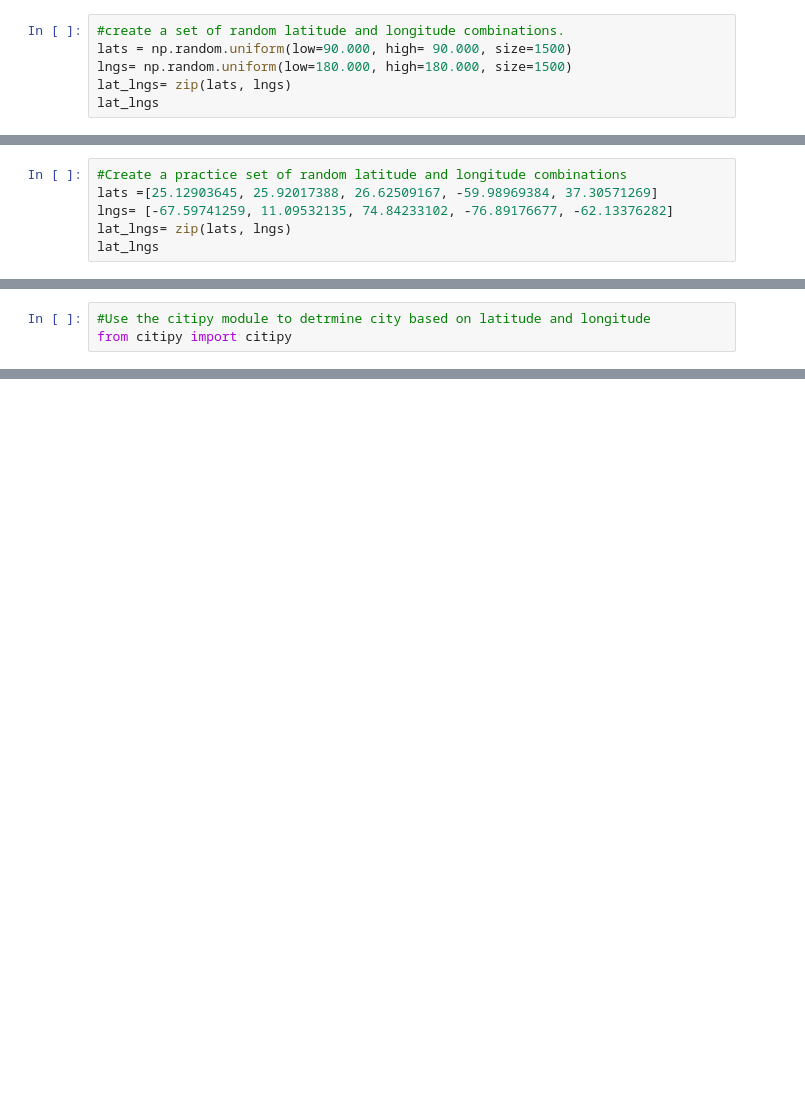
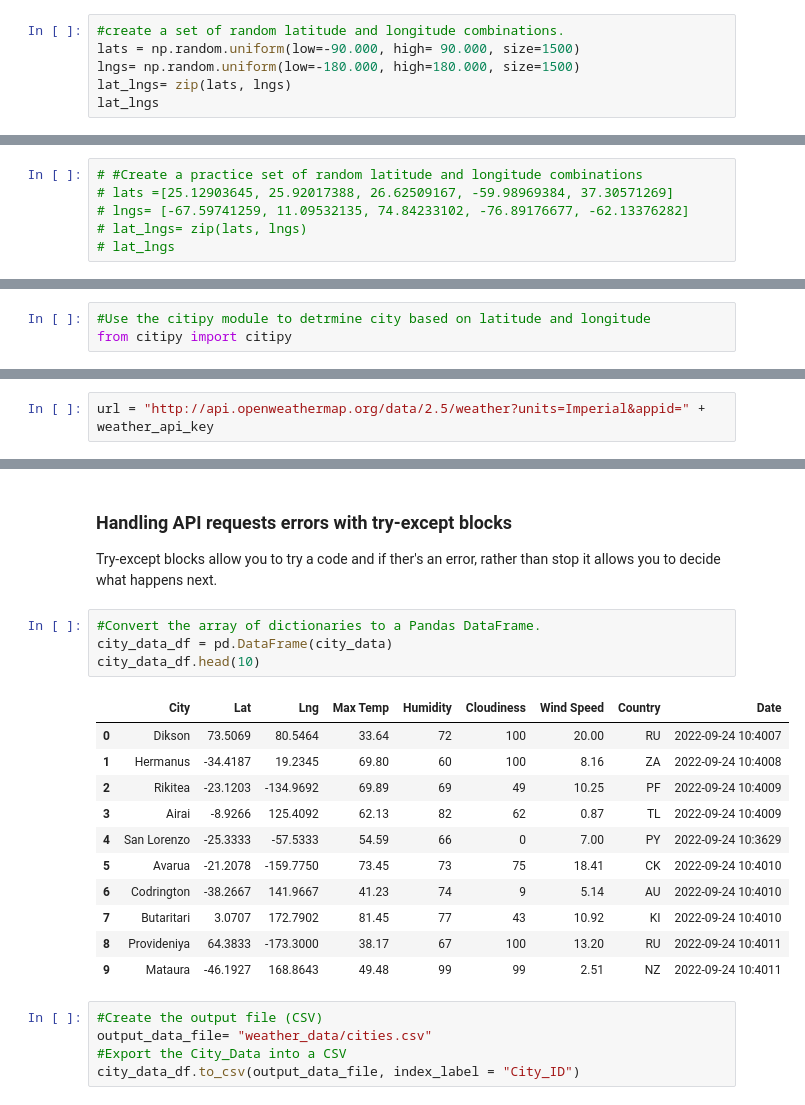
Before and after one commit to katiarp/World_Weather_Analysis, a Jupyter notebook: WeatherPy.ipynb, the cells around one changed output, grey strips where cells are left out. Cells and saved outputs as stored; diff of their text form; blank space fills up the shorter version.

Commit message:
Created city_data DataFrame and added cities.csv file

```diff
--- a/WeatherPy.ipynb
+++ b/WeatherPy.ipynb
@@ -5,8 +5,8 @@ import matplotlib.pyplot as plt
 import numpy as np
 # %%
 #create a set of random latitude and longitude combinations.
-lats = np.random.uniform(low=90.000, high= 90.000, size=1500)
-lngs= np.random.uniform(low=180.000, high=180.000, size=1500)
+lats = np.random.uniform(low=-90.000, high= 90.000, size=1500)
+lngs= np.random.uniform(low=-180.000, high=180.000, size=1500)
 lat_lngs= zip(lats, lngs)
 lat_lngs
 # %% [output]
@@ -14,8 +14,8 @@ lat_lngs
 # %% [markdown]
 The zip object packs each pair of lats and lgns having the same index in their respective array into a tuple. If there are 1,500 latitudes and longitudes , there will be 1,500 tuples of paired latitudes an longitudes, where each latitude and longitude in a tuple can be accessed by the index of 0 and 1, respectively.
 # %%
-#Create a practice set of random latitude and longitude combinations
-lats =[25.12903645, 25.92017388, 26.62509167, -59.98969384, 37.30571269]
-lngs= [-67.59741259, 11.09532135, 74.84233102, -76.89176677, -62.13376282]
-lat_lngs= zip(lats, lngs)
-lat_lngs
+# #Create a practice set of random latitude and longitude combinations
+# lats =[25.12903645, 25.92017388, 26.62509167, -59.98969384, 37.30571269]
+# lngs= [-67.59741259, 11.09532135, 74.84233102, -76.89176677, -62.13376282]
+# lat_lngs= zip(lats, lngs)
+# lat_lngs
@@ -64,0 +92,2 @@ len(cities)
+# %%
+url = "http://api.openweathermap.org/data/2.5/weather?units=Imperial&appid=" + weather_api_key
@@ -64,0 +197,24 @@ len(cities)
+# %% [markdown]
+### Handling API requests errors with try-except blocks
+Try-except blocks allow you to try a code and if ther's an error, rather than stop it allows you to decide what happens next.
+# %%
+#Convert the array of dictionaries to a Pandas DataFrame.
+city_data_df = pd.DataFrame(city_data)
+city_data_df.head(10)
+# %% [output]
+|  | City | Lat | Lng | Max Temp | Humidity | Cloudiness | Wind Speed | Country | Date |
+| 0 | Dikson | 73.5069 | 80.5464 | 33.64 | 72 | 100 | 20.00 | RU | 2022-09-24 10:4007 |
+| 1 | Hermanus | -34.4187 | 19.2345 | 69.80 | 60 | 100 | 8.16 | ZA | 2022-09-24 10:4008 |
+| 2 | Rikitea | -23.1203 | -134.9692 | 69.89 | 69 | 49 | 10.25 | PF | 2022-09-24 10:4009 |
+| 3 | Airai | -8.9266 | 125.4092 | 62.13 | 82 | 62 | 0.87 | TL | 2022-09-24 10:4009 |
+| 4 | San Lorenzo | -25.3333 | -57.5333 | 54.59 | 66 | 0 | 7.00 | PY | 2022-09-24 10:3629 |
+| 5 | Avarua | -21.2078 | -159.7750 | 73.45 | 73 | 75 | 18.41 | CK | 2022-09-24 10:4010 |
+| 6 | Codrington | -38.2667 | 141.9667 | 41.23 | 74 | 9 | 5.14 | AU | 2022-09-24 10:4010 |
+| 7 | Butaritari | 3.0707 | 172.7902 | 81.45 | 77 | 43 | 10.92 | KI | 2022-09-24 10:4010 |
+| 8 | Provideniya | 64.3833 | -173.3000 | 38.17 | 67 | 100 | 13.20 | RU | 2022-09-24 10:4011 |
+| 9 | Mataura | -46.1927 | 168.8643 | 49.48 | 99 | 99 | 2.51 | NZ | 2022-09-24 10:4011 |
+# %%
+#Create the output file (CSV)
+output_data_file= "weather_data/cities.csv"
+#Export the City_Data into a CSV
+city_data_df.to_csv(output_data_file, index_label = "City_ID")
```
Also changed, not shown: parts of 9 cells of this notebook, 3 other files.
